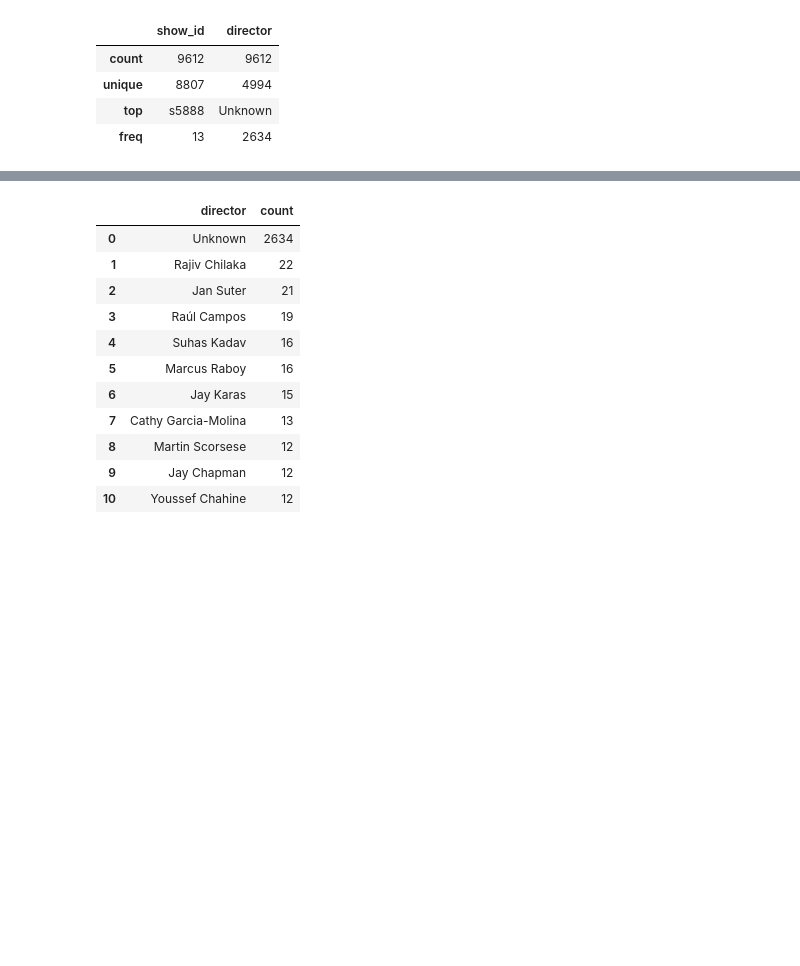
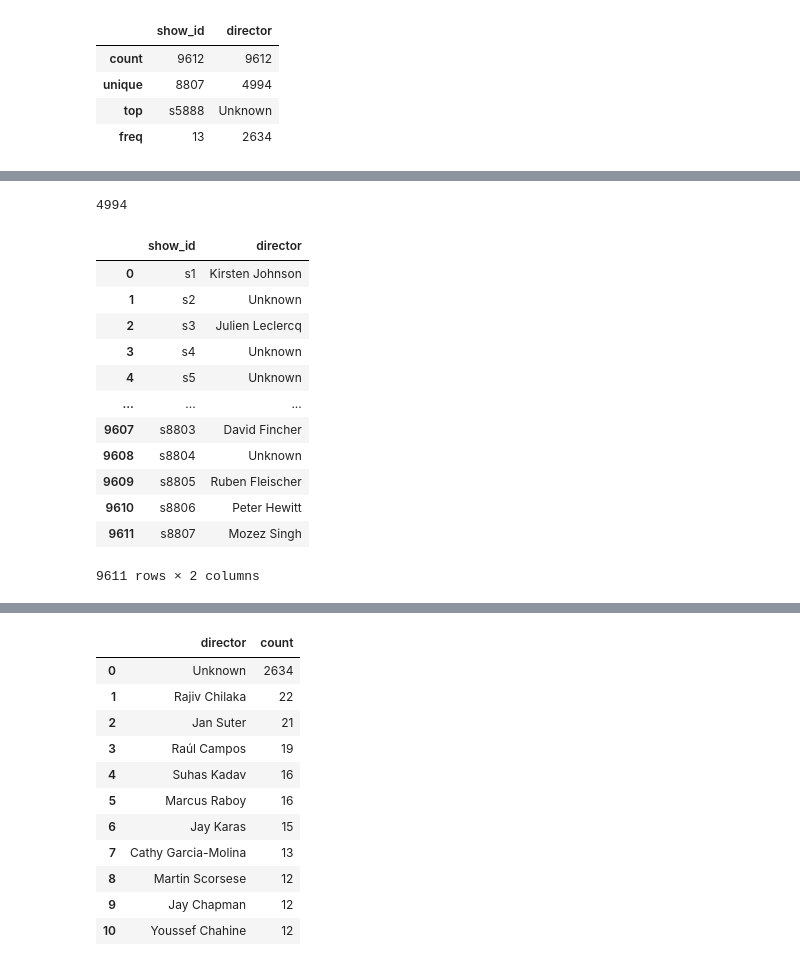
Before and after one commit to gautamnaik1994/NetflixDataAnalysisCaseStudy, a Jupyter notebook: CaseStudy.ipynb, the cells around one changed output, grey strips where cells are left out. Drawn from its saved outputs; the diff is of its cells as text; code cells hidden in the pictures; blank space fills up the shorter version.

```diff
--- a/CaseStudy.ipynb
+++ b/CaseStudy.ipynb
@@ -812,3 +828,23 @@ director_df.describe()
+# %%
+director_df["director"].nunique()
+# %% [output]
+4994
+# %%
+director_df.drop_duplicates()
+# %% [output]
+|  | show_id | director |
+| 0 | s1 | Kirsten Johnson |
+| 1 | s2 | Unknown |
+| 2 | s3 | Julien Leclercq |
+| 3 | s4 | Unknown |
+| 4 | s5 | Unknown |
+| ... | ... | ... |
+| 9607 | s8803 | David Fincher |
+| 9608 | s8804 | Unknown |
+| 9609 | s8805 | Ruben Fleischer |
+| 9610 | s8806 | Peter Hewitt |
+| 9611 | s8807 | Mozez Singh |
+9611 rows × 2 columns
 # %%
 merge_df=df.merge(director_df,on='show_id',how='inner')
 merge_df.head()
```
Also changed, not shown: parts of 29 cells of this notebook.
